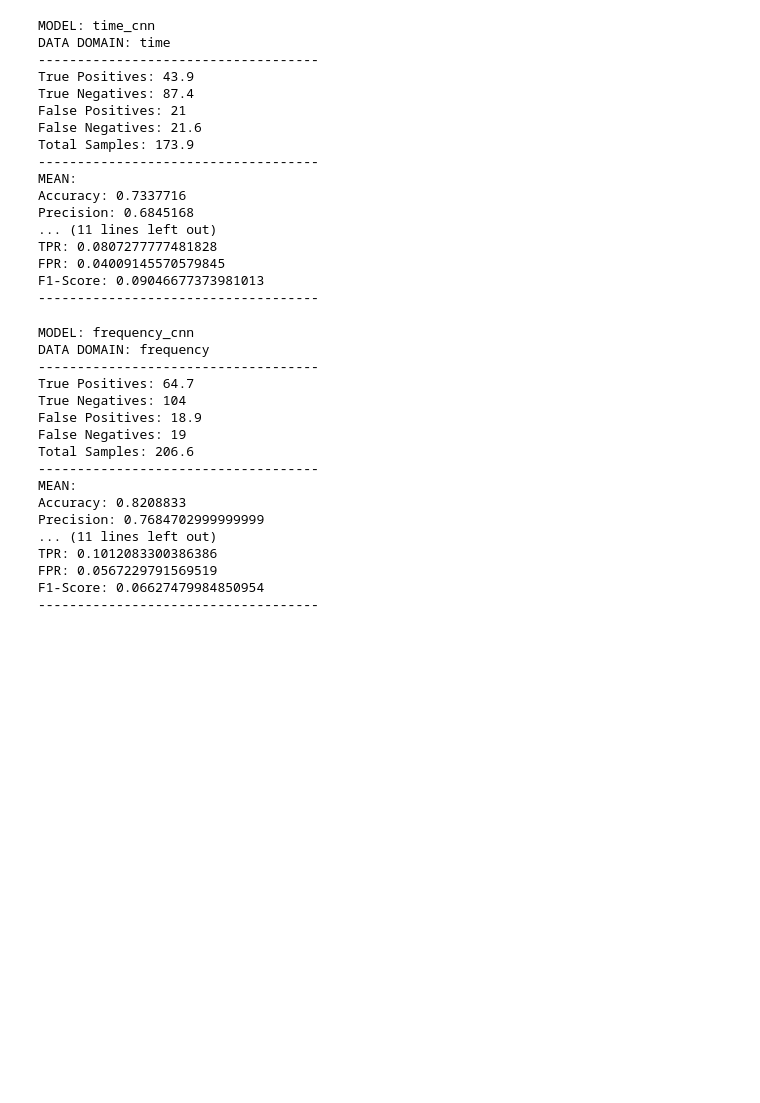
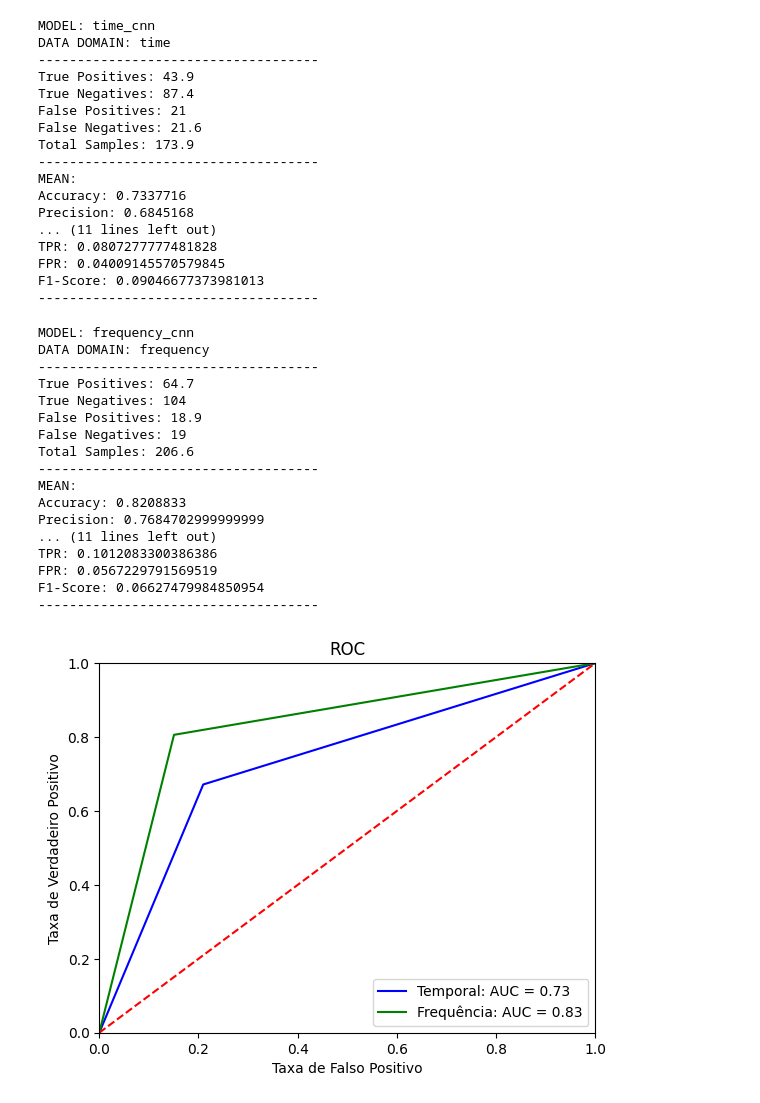
Before and after one commit to luizantoniona/eeg-epileptic-seizure-detection, a Jupyter notebook: cnn_model_metrics.ipynb, the cells around one changed output. Cells and saved outputs as stored; diff of their text form; code cells hidden in the pictures; blank space fills up the shorter version.

Commit message:
feat: comparision of ROC curve

```diff
--- a/cnn_model_metrics.ipynb
+++ b/cnn_model_metrics.ipynb
@@ -60,6 +60,9 @@ final_time_metrics = MetricsModel(MODEL, DOMAIN,
 final_time_metrics.show_name()
 final_time_metrics.show_mean()
 final_time_metrics.show_deviation()
+
+tpr_time = true_positive_rate
+fpr_time = false_positive_rate
 # %% [output]
 MODEL: time_cnn
 DATA DOMAIN: time
@@ -139,6 +142,9 @@ final_frequency_metrics = MetricsModel( MODEL, DOMAIN,
 final_frequency_metrics.show_name()
 final_frequency_metrics.show_mean()
 final_frequency_metrics.show_deviation()
+
+tpr_frequency = true_positive_rate
+fpr_frequency = false_positive_rate
 # %% [output]
 MODEL: frequency_cnn
 DATA DOMAIN: frequency
@@ -157,3 +163,47 @@ TPR: 0.1012083300386386
 FPR: 0.0567229791569519
 F1-Score: 0.06627479984850954
 ------------------------------------
+# %%
+import matplotlib.pyplot as plt
+import sklearn.metrics as metrics
+import numpy as np
+from statistics import mean, median
+
+tpr_time = median(tpr_time)
+fpr_time = median(fpr_time)
+
+tpr_time_array1 = np.linspace(0, tpr_time, num=50)
+tpr_time_array2 = np.linspace(tpr_time, 1, num=50)
+fpr_time_array1 = np.linspace(0, fpr_time, num=50)
+fpr_time_array2 = np.linspace(fpr_time, 1, num=50)
+
+tpr_time_result = np.concatenate([fpr_time_array1, fpr_time_array2])
+fpr_time_result = np.concatenate([tpr_time_array1, tpr_time_array2])
+
+roc_auc_time = metrics.auc(tpr_time_result, fpr_time_result)
+
+tpr_frequency = median(tpr_frequency)
+fpr_frequency = median(fpr_frequency)
+
+tpr_freq_array1 = np.linspace(0, tpr_frequency, num=50)
+tpr_freq_array2 = np.linspace(tpr_frequency, 1, num=50)
+fpr_freq_array1 = np.linspace(0, fpr_frequency, num=50)
+fpr_freq_array2 = np.linspace(fpr_frequency, 1, num=50)
+
+tpr_freq_result = np.concatenate([fpr_freq_array1, fpr_freq_array2])
+fpr_freq_result = np.concatenate([tpr_freq_array1, tpr_freq_array2])
+
+roc_auc_frequency = metrics.auc(tpr_freq_result, fpr_freq_result)
+
+plt.title('ROC')
+plt.plot(tpr_time_result, fpr_time_result, 'blue', label = 'Temporal: AUC = %0.2f' % roc_auc_time)
+plt.plot(tpr_freq_result, fpr_freq_result, 'green', label = 'Frequência: AUC = %0.2f' % roc_auc_frequency)
+plt.legend(loc = 'lower right')
+plt.plot([0, 1], [0, 1],'r--')
+plt.xlim([0, 1])
+plt.ylim([0, 1])
+plt.ylabel('Taxa de Verdadeiro Positivo')
+plt.xlabel('Taxa de Falso Positivo')
+plt.show()
+# %% [output]
+[figure, added]
```
